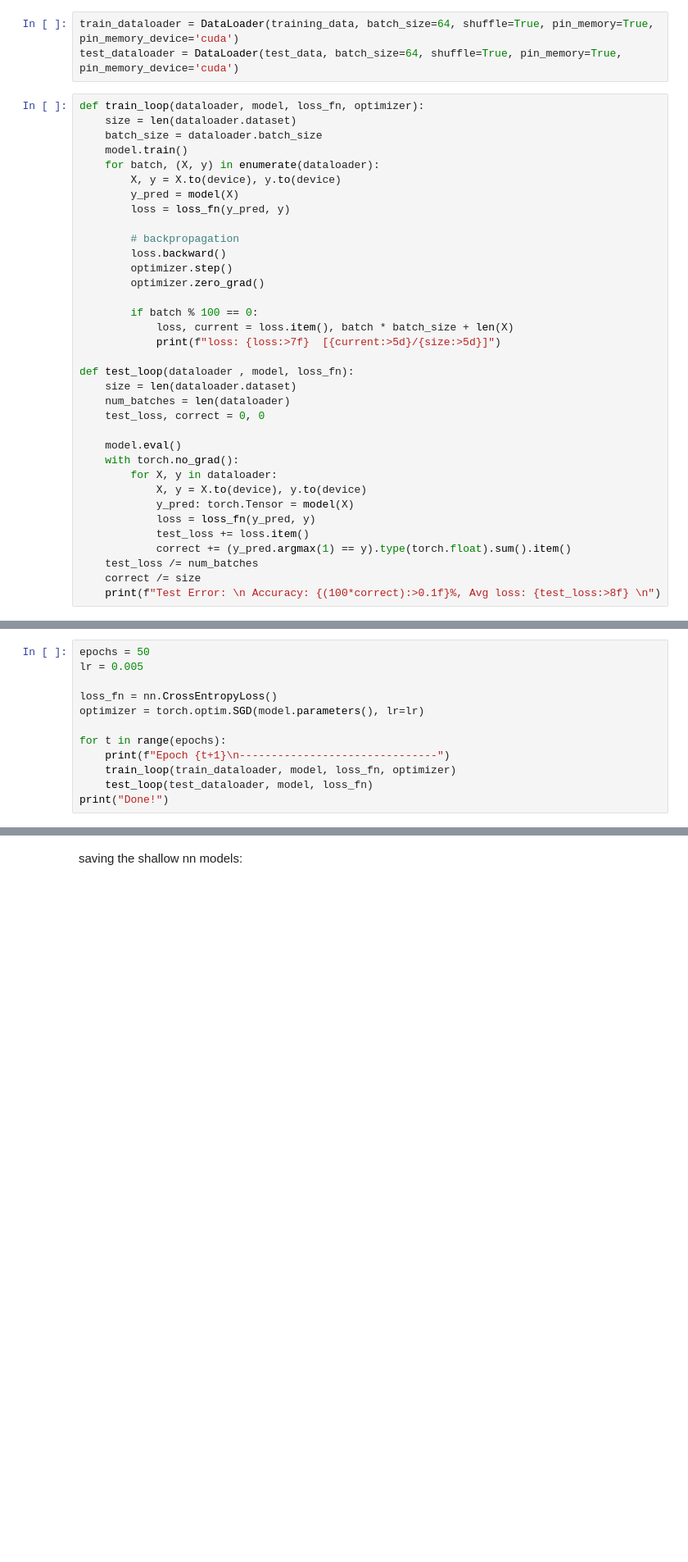
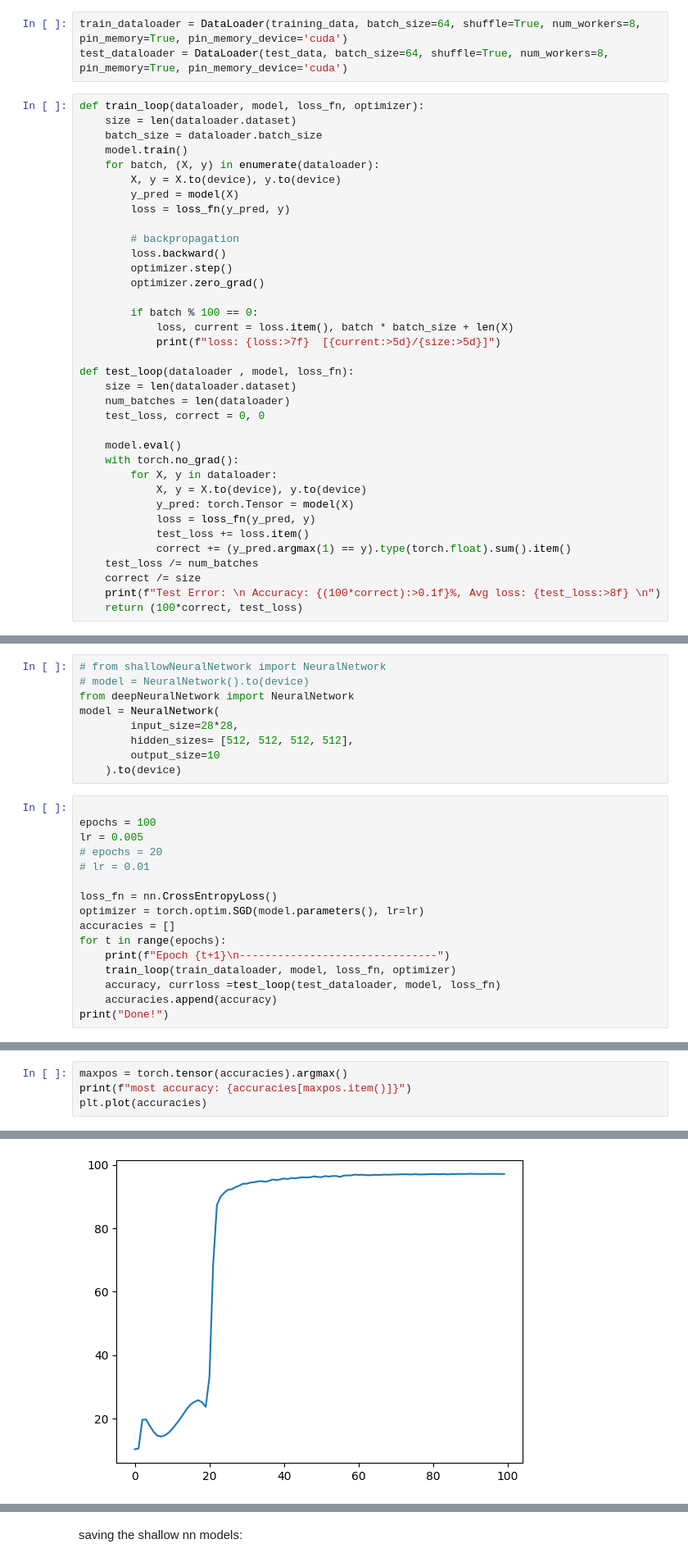
Before and after one commit to brohithkr/NeuralNetworks, a Jupyter notebook: basicNNWithPytorch/basicNN.ipynb, the cells around one changed output, grey strips where cells are left out. Shown: that part at 82% size. Saved outputs shown, nothing was run; the diff lists cells and outputs as text; blank space fills up the shorter version.

Commit message:
improved deep nn accuracy to 97 with prelu

```diff
--- a/basicNNWithPytorch/basicNN.ipynb
+++ b/basicNNWithPytorch/basicNN.ipynb
@@ -24,8 +24,8 @@ test_data = datasets.MNIST(
     transform=ToTensor()
 )
 # %%
-train_dataloader = DataLoader(training_data, batch_size=64, shuffle=True, pin_memory=True, pin_memory_device='cuda')
-test_dataloader = DataLoader(test_data, batch_size=64, shuffle=True, pin_memory=True, pin_memory_device='cuda')
+train_dataloader = DataLoader(training_data, batch_size=64, shuffle=True, num_workers=8, pin_memory=True, pin_memory_device='cuda')
+test_dataloader = DataLoader(test_data, batch_size=64, shuffle=True, num_workers=8, pin_memory=True, pin_memory_device='cuda')
 # %%
 def train_loop(dataloader, model, loss_fn, optimizer):
     size = len(dataloader.dataset)
@@ -61,3 +61,4 @@ def test_loop(dataloader , model, loss_fn):
     test_loss /= num_batches
     correct /= size
     print(f"Test Error: \n Accuracy: {(100*correct):>0.1f}%, Avg loss: {test_loss:>8f} \n")
+    return (100*correct, test_loss)
@@ -67,14 +65,27 @@ model = NeuralNetwork().to(device)
+# %%
+# from shallowNeuralNetwork import NeuralNetwork
+# model = NeuralNetwork().to(device)
+from deepNeuralNetwork import NeuralNetwork
+model = NeuralNetwork(
+        input_size=28*28,
+        hidden_sizes= [512, 512, 512, 512],
+        output_size=10
+    ).to(device)
 # %%
-epochs = 50
+
+epochs = 100
 lr = 0.005
+# epochs = 20
+# lr = 0.01
 
 loss_fn = nn.CrossEntropyLoss()
 optimizer = torch.optim.SGD(model.parameters(), lr=lr)
-
+accuracies = []
 for t in range(epochs):
     print(f"Epoch {t+1}\n-------------------------------")
     train_loop(train_dataloader, model, loss_fn, optimizer)
-    test_loop(test_dataloader, model, loss_fn)
+    accuracy, currloss =test_loop(test_dataloader, model, loss_fn)
+    accuracies.append(accuracy)
 print("Done!")
 # %% [output]
 Epoch 1
@@ -95,2 +106,7 @@ Test Error:
 
 Done!
+# %%
+maxpos = torch.tensor(accuracies).argmax()
+print(f"most accuracy: {accuracies[maxpos.item()]}")
+plt.plot(accuracies)
+# %% [output]
@@ -97,3 +115,4 @@ Done!
+[figure, added]
 # %%
 figure = plt.figure(figsize=(8, 8))
 cols, rows = 3,3
```
Also changed, not shown: parts of 5 cells of this notebook, 8 other files.
